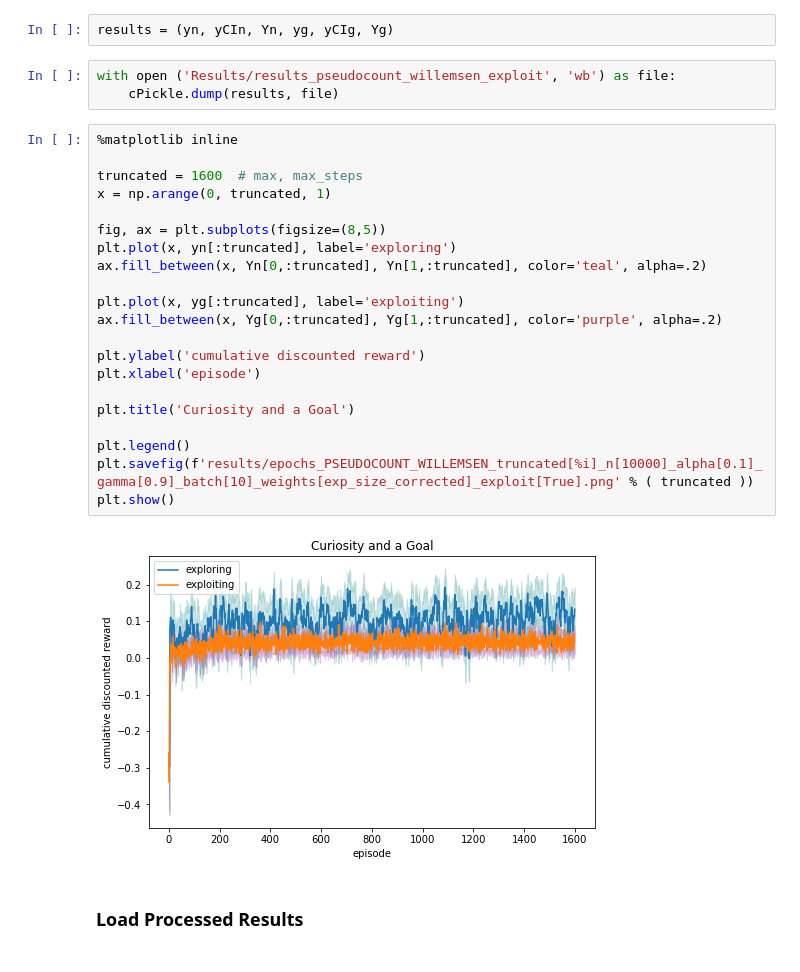
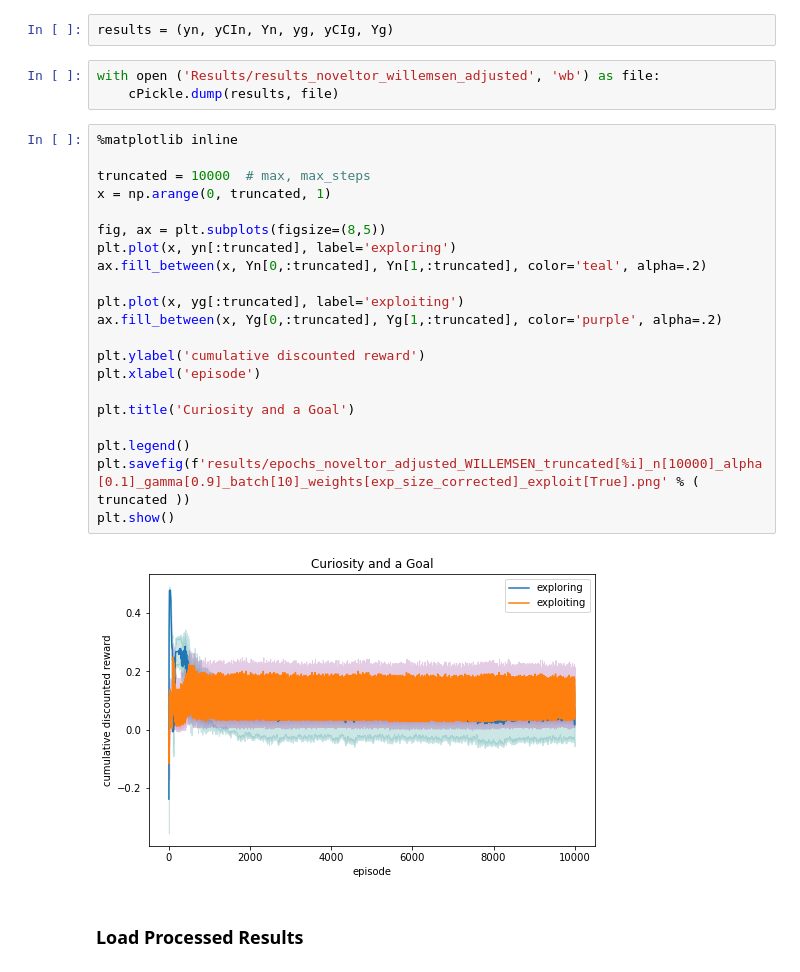
Before and after one commit to CCarissimo/RapidRL, a Jupyter notebook: run_epochs.ipynb, the cells around one changed output. Drawn from its saved outputs; the diff is of its cells as text.

```diff
--- a/run_epochs.ipynb
+++ b/run_epochs.ipynb
@@ -236,31 +236,31 @@ Yg = np.transpose(yCIg)
 # %%
 results = (yn, yCIn, Yn, yg, yCIg, Yg)
 # %%
-with open ('Results/results_pseudocount_willemsen_exploit', 'wb') as file:
+with open ('Results/results_noveltor_willemsen_adjusted', 'wb') as file:
     cPickle.dump(results, file)
 # %%
 %matplotlib inline
 
-truncated = 1600  # max, max_steps
+truncated = 10000  # max, max_steps
 x = np.arange(0, truncated, 1)
 
 fig, ax = plt.subplots(figsize=(8,5))
 plt.plot(x, yn[:truncated], label='exploring')
 ax.fill_between(x, Yn[0,:truncated], Yn[1,:truncated], color='teal', alpha=.2)
 
 plt.plot(x, yg[:truncated], label='exploiting')
 ax.fill_between(x, Yg[0,:truncated], Yg[1,:truncated], color='purple', alpha=.2)
 
 plt.ylabel('cumulative discounted reward')
 plt.xlabel('episode')
 
 plt.title('Curiosity and a Goal')
 
 plt.legend()
-plt.savefig(f'results/epochs_PSEUDOCOUNT_WILLEMSEN_truncated[%i]_n[10000]_alpha[0.1]_gamma[0.9]_batch[10]_weights[exp_size_corrected]_exploit[True].png' % ( truncated ))
+plt.savefig(f'results/epochs_noveltor_adjusted_WILLEMSEN_truncated[%i]_n[10000]_alpha[0.1]_gamma[0.9]_batch[10]_weights[exp_size_corrected]_exploit[True].png' % ( truncated ))
 plt.show()
 # %% [output]
-[figure, old version]
+[figure, new version]
 # %% [markdown]
 ### Load Processed Results
 # %%
```
Also changed, not shown: parts of 4 cells of this notebook, 5 other files.
